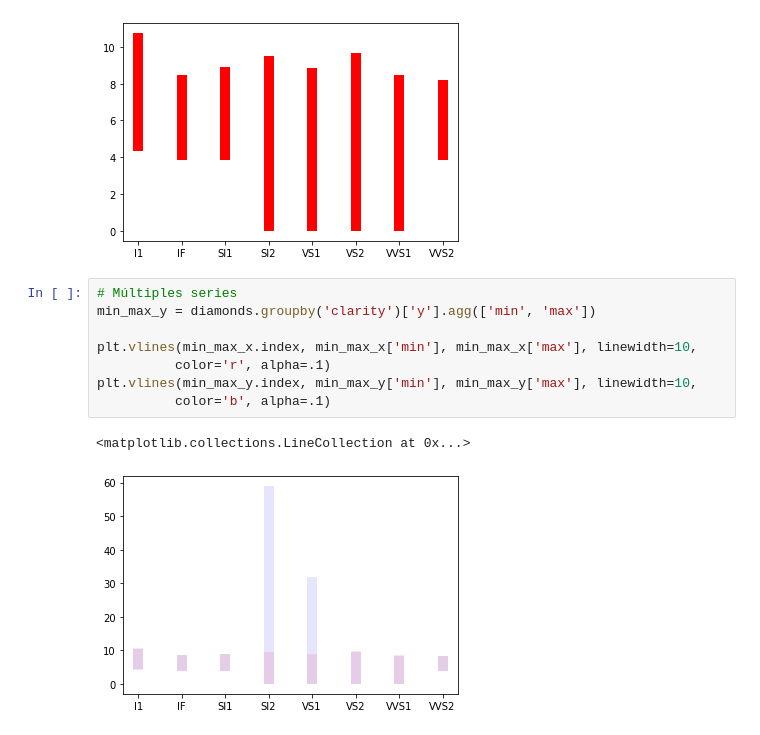
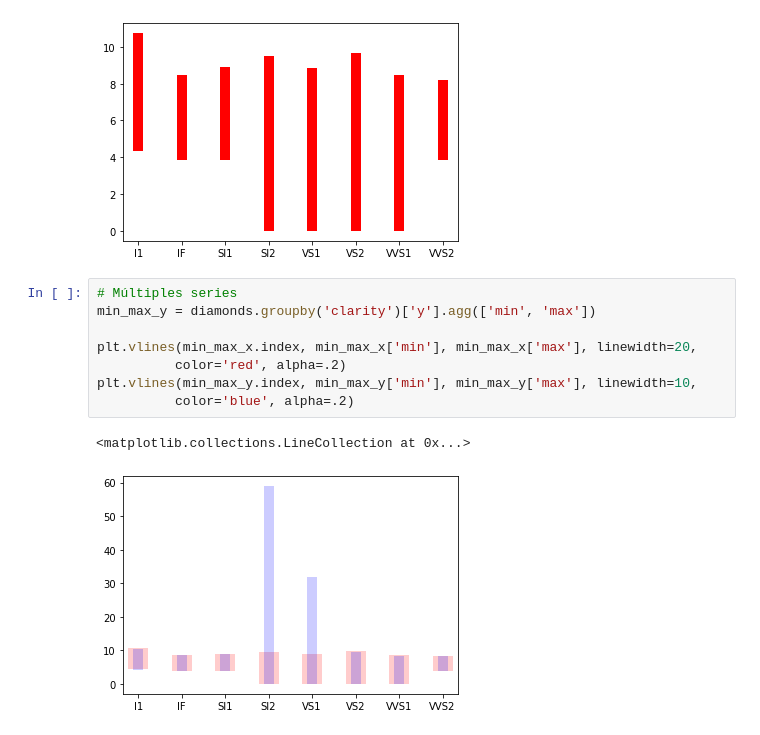
Before and after one commit to yanaySG/proyecto_python_AFI, a Jupyter notebook: Lecciones/4-matplotlib-notebooks/2. Tipos de gráfico.ipynb, the cells around one changed output. Drawn from its saved outputs; the diff is of its cells as text.

```diff
--- a/Lecciones/4-matplotlib-notebooks/2. Tipos de gráfico.ipynb
+++ b/Lecciones/4-matplotlib-notebooks/2. Tipos de gráfico.ipynb
@@ -405,11 +405,11 @@ plt.show()
 # %%
 # Múltiples series
 min_max_y = diamonds.groupby('clarity')['y'].agg(['min', 'max'])
 
-plt.vlines(min_max_x.index, min_max_x['min'], min_max_x['max'], linewidth=10,
-          color='r', alpha=.1)
+plt.vlines(min_max_x.index, min_max_x['min'], min_max_x['max'], linewidth=20,
+          color='red', alpha=.2)
 plt.vlines(min_max_y.index, min_max_y['min'], min_max_y['max'], linewidth=10,
-          color='b', alpha=.1)
+          color='blue', alpha=.2)
 # %% [output]
 <matplotlib.collections.LineCollection at 0x...>
-[figure, old version]
+[figure, new version]
```
Also changed, not shown: parts of 1 cell of this notebook.
